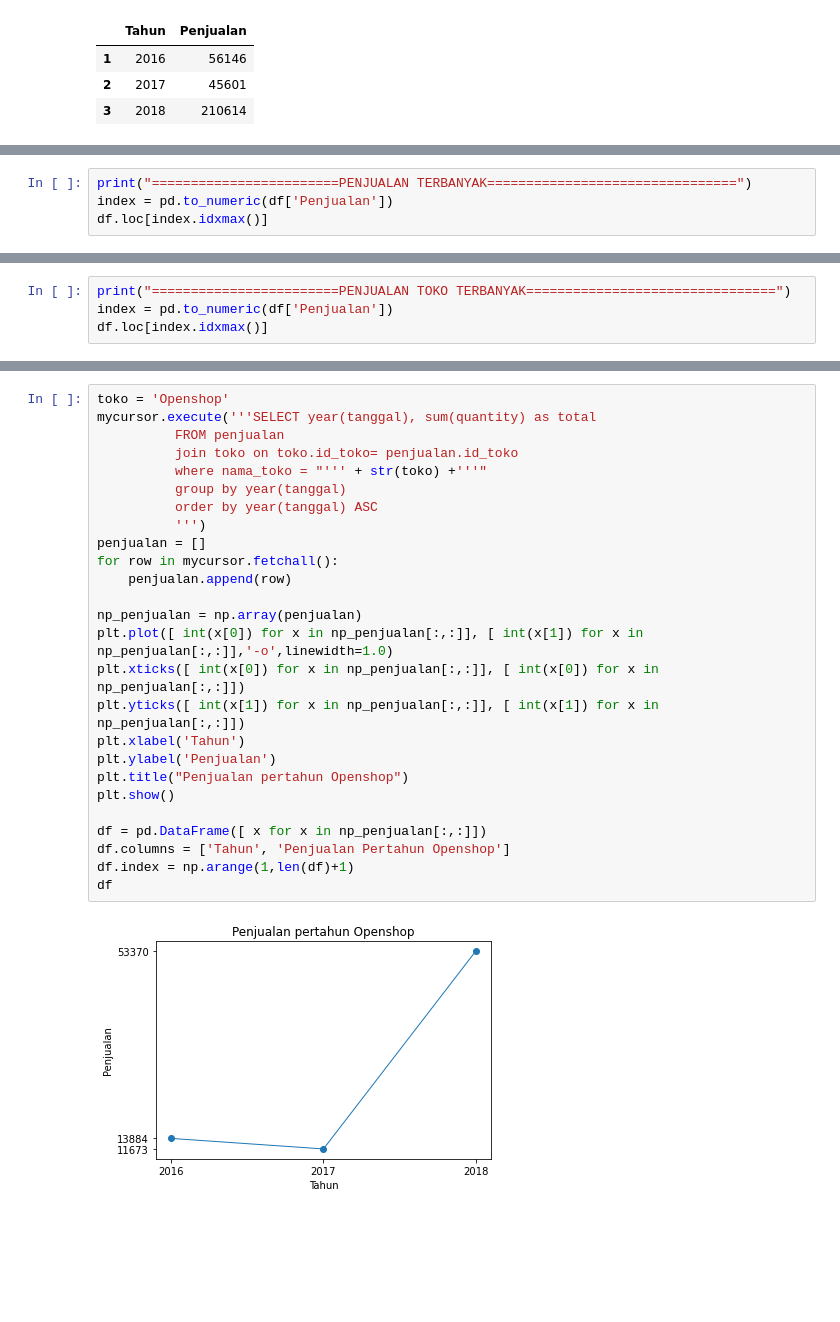
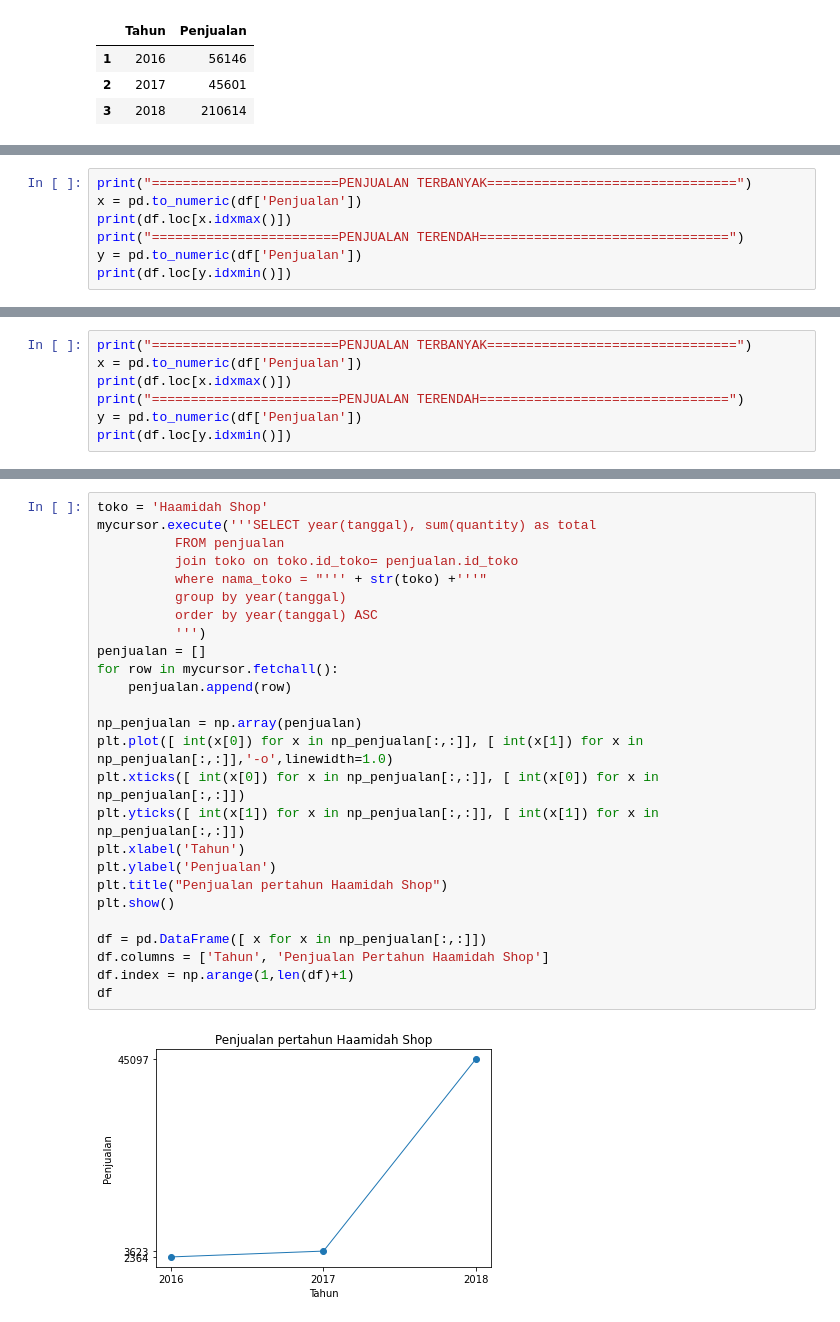
Before and after one commit to fadlanbhahreisy/data_science, a Jupyter notebook: TA-Datawarehouse/main.ipynb, the cells around one changed output, grey strips where cells are left out. Drawn from its saved outputs; the diff is of its cells as text; blank space fills up the shorter version.

```diff
--- a/TA-Datawarehouse/main.ipynb
+++ b/TA-Datawarehouse/main.ipynb
@@ -242,6 +236,9 @@ df
 # %%
 print("========================PENJUALAN TERBANYAK================================")
-index = pd.to_numeric(df['Penjualan'])
-df.loc[index.idxmax()]
+x = pd.to_numeric(df['Penjualan'])
+print(df.loc[x.idxmax()])
+print("========================PENJUALAN TERENDAH================================")
+y = pd.to_numeric(df['Penjualan'])
+print(df.loc[y.idxmin()])
 # %% [output]
 ========================PENJUALAN TERBANYAK================================
@@ -317,5 +313,8 @@ df
 # %%
-print("========================PENJUALAN TOKO TERBANYAK================================")
-index = pd.to_numeric(df['Penjualan'])
-df.loc[index.idxmax()]
+print("========================PENJUALAN TERBANYAK================================")
+x = pd.to_numeric(df['Penjualan'])
+print(df.loc[x.idxmax()])
+print("========================PENJUALAN TERENDAH================================")
+y = pd.to_numeric(df['Penjualan'])
+print(df.loc[y.idxmin()])
 # %% [output]
@@ -326,28 +329,28 @@ Name: 32, dtype: object
 # %%
-toko = 'Openshop'
+toko = 'Haamidah Shop'
 mycursor.execute('''SELECT year(tanggal), sum(quantity) as total
           FROM penjualan
           join toko on toko.id_toko= penjualan.id_toko
           where nama_toko = "''' + str(toko) +'''"
           group by year(tanggal)
           order by year(tanggal) ASC
           ''')
 penjualan = []
 for row in mycursor.fetchall():
     penjualan.append(row)
 
 np_penjualan = np.array(penjualan)
 plt.plot([ int(x[0]) for x in np_penjualan[:,:]], [ int(x[1]) for x in np_penjualan[:,:]],'-o',linewidth=1.0)
 plt.xticks([ int(x[0]) for x in np_penjualan[:,:]], [ int(x[0]) for x in np_penjualan[:,:]])
 plt.yticks([ int(x[1]) for x in np_penjualan[:,:]], [ int(x[1]) for x in np_penjualan[:,:]])
 plt.xlabel('Tahun')
 plt.ylabel('Penjualan')
-plt.title("Penjualan pertahun Openshop")
+plt.title("Penjualan pertahun Haamidah Shop")
 plt.show()
 
 df = pd.DataFrame([ x for x in np_penjualan[:,:]])
-df.columns = ['Tahun', 'Penjualan Pertahun Openshop']
+df.columns = ['Tahun', 'Penjualan Pertahun Haamidah Shop']
 df.index = np.arange(1,len(df)+1)
 df
 # %% [output]
-[figure, old version]
+[figure, new version]
```
Also changed, not shown: parts of 7 cells of this notebook.
